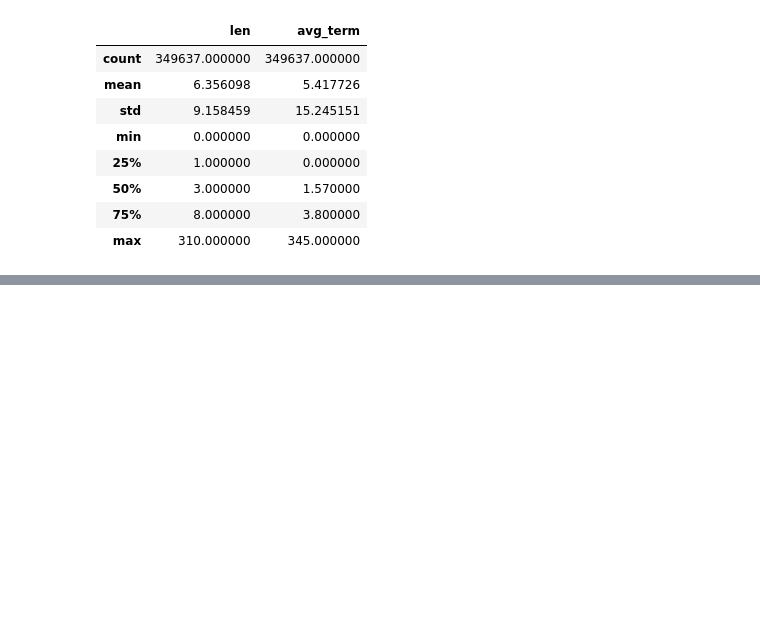
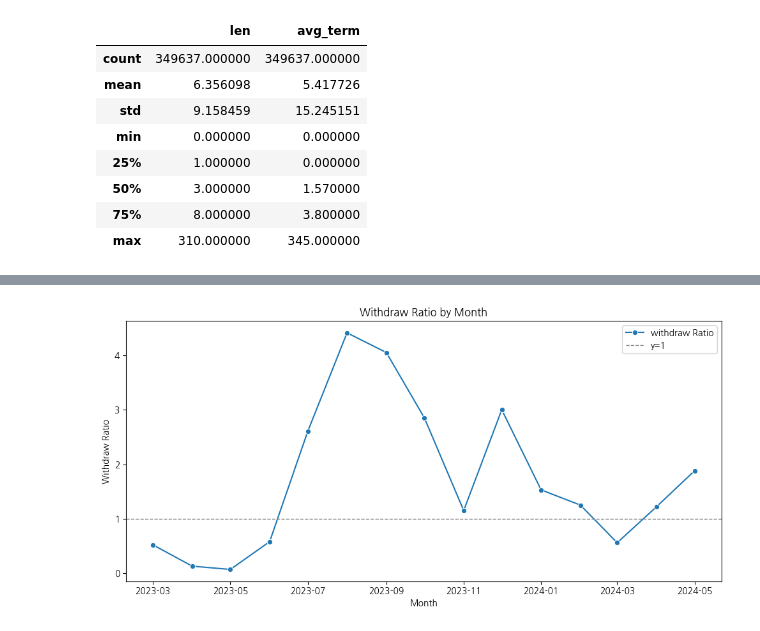
Before and after one commit to saeraniren/advanced_project, a Jupyter notebook: project4.ipynb, the cells around one changed output, grey strips where cells are left out. Cells and saved outputs as stored; diff of their text form; code cells hidden in the pictures; blank space fills up the shorter version.

```diff
--- a/project4.ipynb
+++ b/project4.ipynb
@@ -516,0 +458,12 @@ accounts_attendance_df.loc[accounts_attendance_df['user_id'] == k]
+# %%
+userwithdraw_df['month'] = userwithdraw_df['created_at'].dt.to_period('M')
+withdraw_counts = userwithdraw_df.groupby('month').size().reset_index(name='withdraw_count')
+withdraw_counts
+# %%
+user_df = ds.votes.accounts_user()
+user_df.head(6)
+# %%
+temp_df = user_df[['id','created_at']].copy()
+temp_df['month'] = temp_df['created_at'].dt.to_period('M')
+temp_df = temp_df.groupby('month').size().reset_index(name='register_count')
+temp_df
@@ -516,0 +487,8 @@ accounts_attendance_df.loc[accounts_attendance_df['user_id'] == k]
+# %%
+merged_df = pd.merge(temp_df, withdraw_counts, on='month', how='outer', suffixes=('_user', '_withdraw'))
+merged_df['ratio(withdraw/register)'] = round(merged_df['withdraw_count'] / merged_df['register_count'],2)
+try:
+    merged_df['month'] = merged_df['month'].dt.to_timestamp()  # Period를 Timestamp로 변환
+except:
+    pass
+display(merged_df)
@@ -516,0 +512,13 @@ accounts_attendance_df.loc[accounts_attendance_df['user_id'] == k]
+# %%
+plt.figure(figsize=(10, 5))
+sns.lineplot(data=merged_df, x='month', y='ratio(withdraw/register)', marker='o', label='withdraw Ratio')
+
+plt.xlabel('Month')
+plt.ylabel('Withdraw Ratio')
+plt.title('Withdraw Ratio by Month')
+plt.axhline(y=1, color='gray', linestyle='--', linewidth=1, label='y=1')
+plt.legend()
+plt.tight_layout()
+plt.show()
+# %% [output]
+[figure, added]
```
Also changed, not shown: parts of 22 cells of this notebook.
